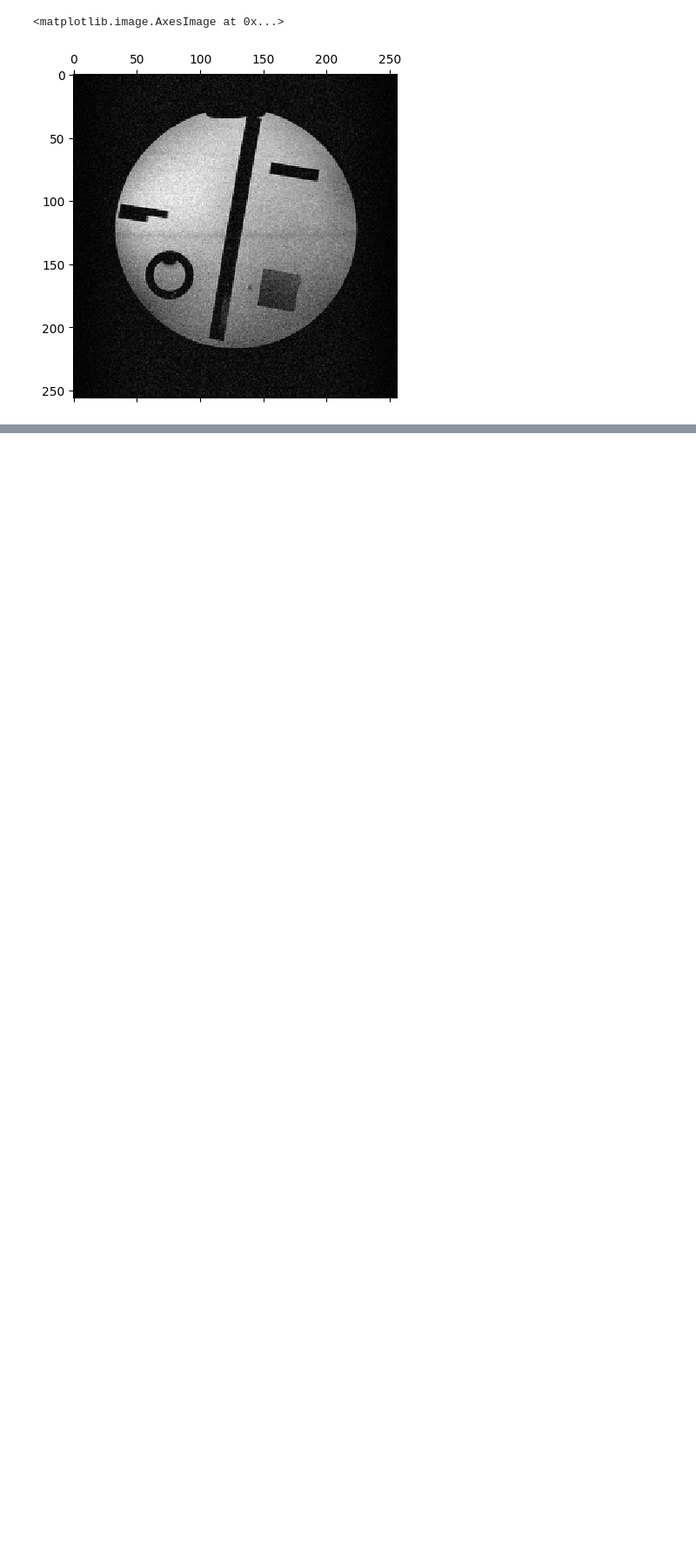
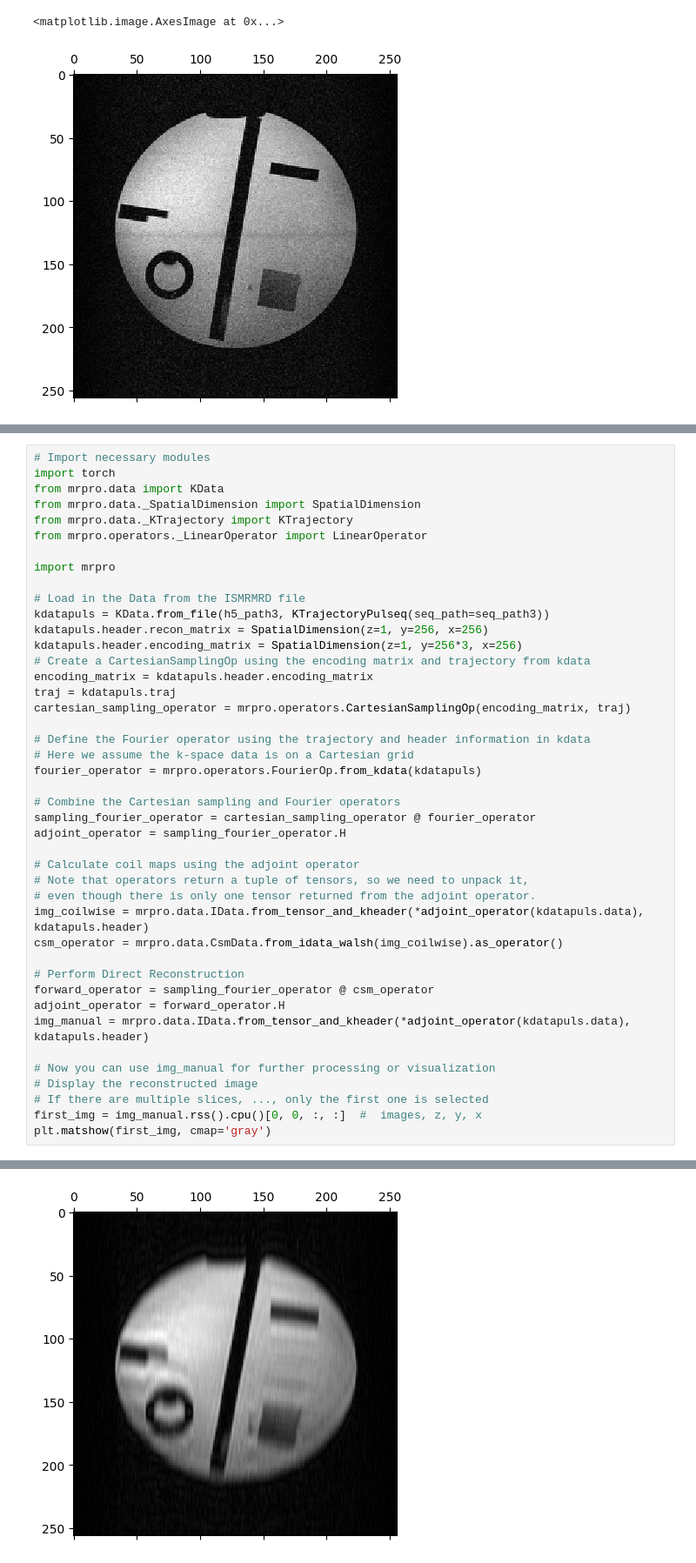
Before and after one commit to PTB-MR/mrpro, a Jupyter notebook: examples/Test.ipynb, the cells around one changed output, grey strips where cells are left out. Shown at 87% size. Drawn from its saved outputs; the diff is of its cells as text; blank space fills up the shorter version.

```diff
--- a/examples/Test.ipynb
+++ b/examples/Test.ipynb
@@ -117,0 +143,44 @@ plt.matshow(first_img, cmap='gray')
+# %%
+# Import necessary modules
+import torch
+from mrpro.data import KData
+from mrpro.data._SpatialDimension import SpatialDimension
+from mrpro.data._KTrajectory import KTrajectory
+from mrpro.operators._LinearOperator import LinearOperator
+
+import mrpro
+
+# Load in the Data from the ISMRMRD file
+kdatapuls = KData.from_file(h5_path3, KTrajectoryPulseq(seq_path=seq_path3))
+kdatapuls.header.recon_matrix = SpatialDimension(z=1, y=256, x=256)
+kdatapuls.header.encoding_matrix = SpatialDimension(z=1, y=256*3, x=256)
+# Create a CartesianSamplingOp using the encoding matrix and trajectory from kdata
+encoding_matrix = kdatapuls.header.encoding_matrix
+traj = kdatapuls.traj
+cartesian_sampling_operator = mrpro.operators.CartesianSamplingOp(encoding_matrix, traj)
+
+# Define the Fourier operator using the trajectory and header information in kdata
+# Here we assume the k-space data is on a Cartesian grid
+fourier_operator = mrpro.operators.FourierOp.from_kdata(kdatapuls)
+
+# Combine the Cartesian sampling and Fourier operators
+sampling_fourier_operator = cartesian_sampling_operator @ fourier_operator
+adjoint_operator = sampling_fourier_operator.H
+
+# Calculate coil maps using the adjoint operator
+# Note that operators return a tuple of tensors, so we need to unpack it,
+# even though there is only one tensor returned from the adjoint operator.
+img_coilwise = mrpro.data.IData.from_tensor_and_kheader(*adjoint_operator(kdatapuls.data), kdatapuls.header)
+csm_operator = mrpro.data.CsmData.from_idata_walsh(img_coilwise).as_operator()
+
+# Perform Direct Reconstruction
+forward_operator = sampling_fourier_operator @ csm_operator
+adjoint_operator = forward_operator.H
+img_manual = mrpro.data.IData.from_tensor_and_kheader(*adjoint_operator(kdatapuls.data), kdatapuls.header)
+
+# Now you can use img_manual for further processing or visualization
+# Display the reconstructed image
+# If there are multiple slices, ..., only the first one is selected
+first_img = img_manual.rss().cpu()[0, 0, :, :]  #  images, z, y, x
+plt.matshow(first_img, cmap='gray')
+# %% [output]
@@ -117,0 +188 @@ plt.matshow(first_img, cmap='gray')
+[figure, added]
```
Also changed, not shown: parts of 17 cells of this notebook, 1 other file.
